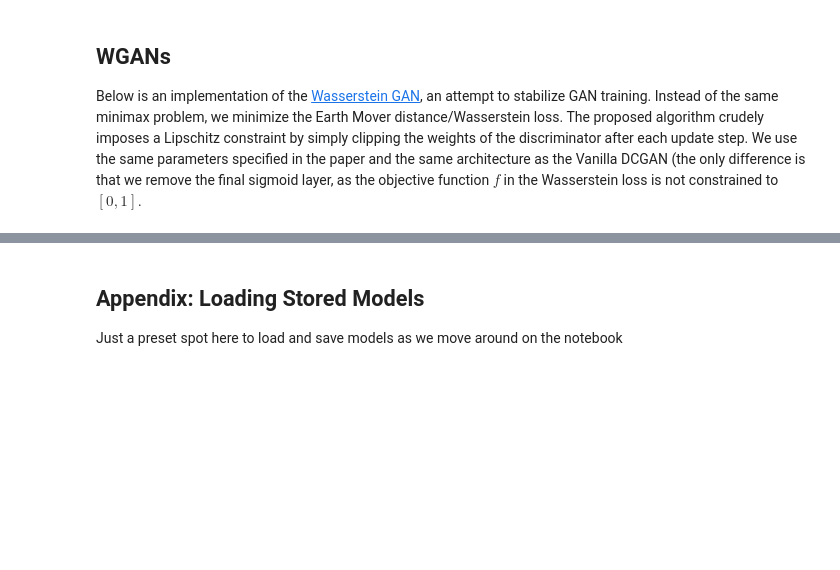
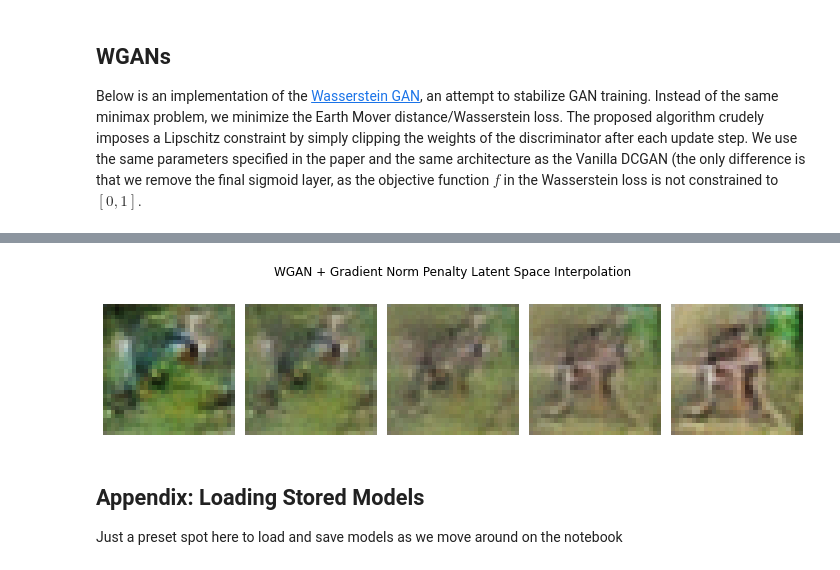
Before and after one commit to quinnfrank/GAN-regularization, a Jupyter notebook: DCGAN.ipynb, the cells around one changed output, grey strips where cells are left out. Drawn from its saved outputs; the diff is of its cells as text; code cells hidden in the pictures; blank space fills up the shorter version.

```diff
--- a/DCGAN.ipynb
+++ b/DCGAN.ipynb
@@ -643,4 +643,31 @@ def plot_generator_samples(gen, width=4, height=4, grid_size=2,
     plt.tight_layout()
     plt.suptitle(title)
     plt.show()
+# %%
+def plot_interpolation(gen, int_steps=3, use_cuda=True, title=""):
+    """Plots interpolated images on line between two random latent codes."""
+
+    device = "cuda:0" if use_cuda and torch.cuda.is_available() else "cpu"
+    gen.to(device)
+
+    z_start = torch.randn(1, gen.z_len)
+    z_end = torch.randn(1, gen.z_len)
+    z_diff = z_end - z_start
+
+    # Take evenly spaced samples on line between z_start and z_end
+    interps = [z_start] + \
+              [z_start + ((i+1)/(int_steps+1)) * z_diff for i in range(int_steps)] + \
+              [z_end]
+    interps = torch.cat(interps, dim=0).to(device)
+
+    fig, ax = plt.subplots(1, int_steps+2, figsize=(2*(int_steps+2), 3))
+
+    with torch.no_grad():
+        gen_interps = gen(interps)
+        for i in range(int_steps + 2):
+            plot_image(gen_interps[i], ax[i])
+
+        plt.tight_layout()
+        plt.suptitle(title)
+        plt.show()
 # %%
@@ -1086,3 +1068,7 @@ Possible labels: ['airplane', 'automobile', 'bird', 'cat', 'deer', 'dog', 'frog'
+# %%
+plot_interpolation(wgen, title="WGAN + Gradient Norm Penalty Latent Space Interpolation")
+# %% [output]
+[figure, added]
 # %% [markdown]
 ## Appendix: Loading Stored Models
 
```
Also changed, not shown: parts of 32 cells of this notebook, 9 other files.
